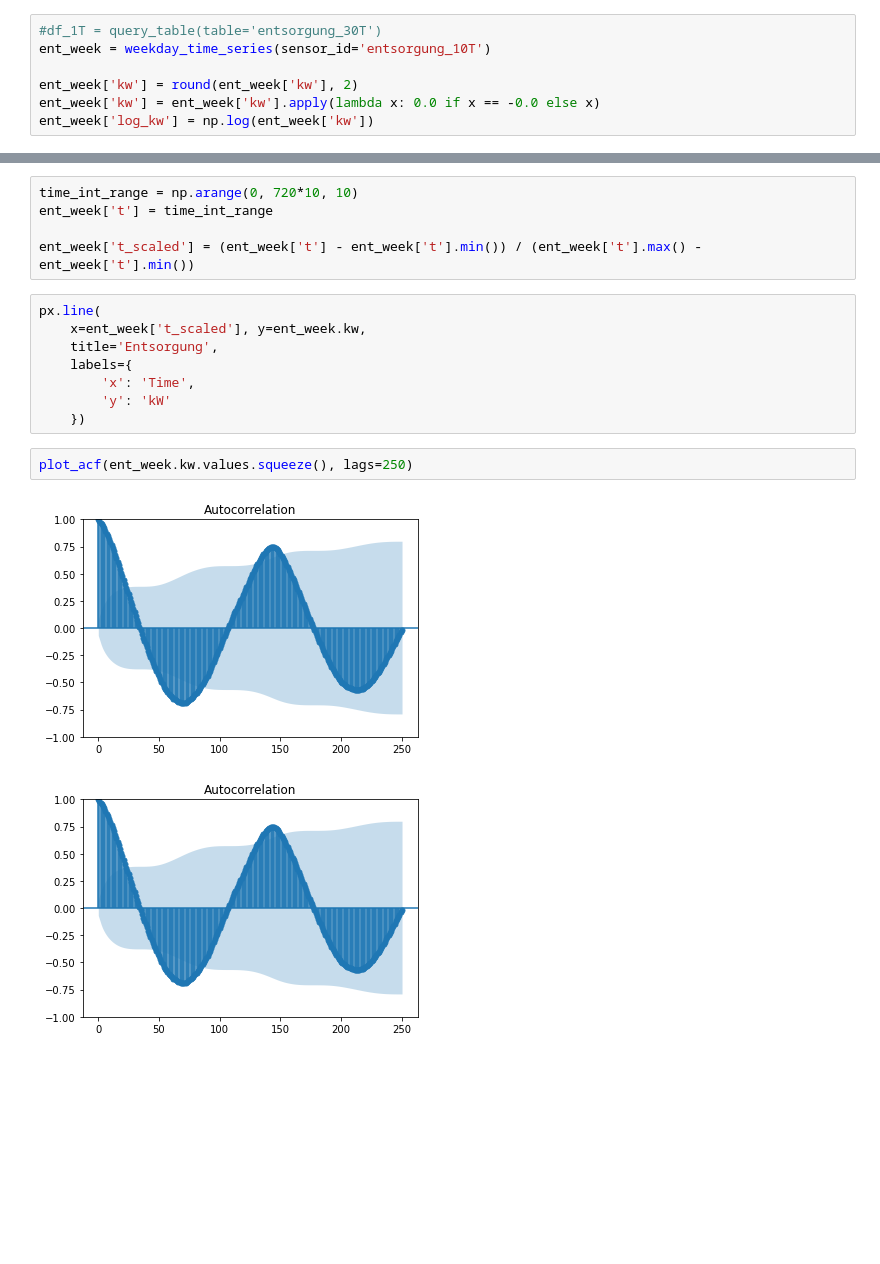
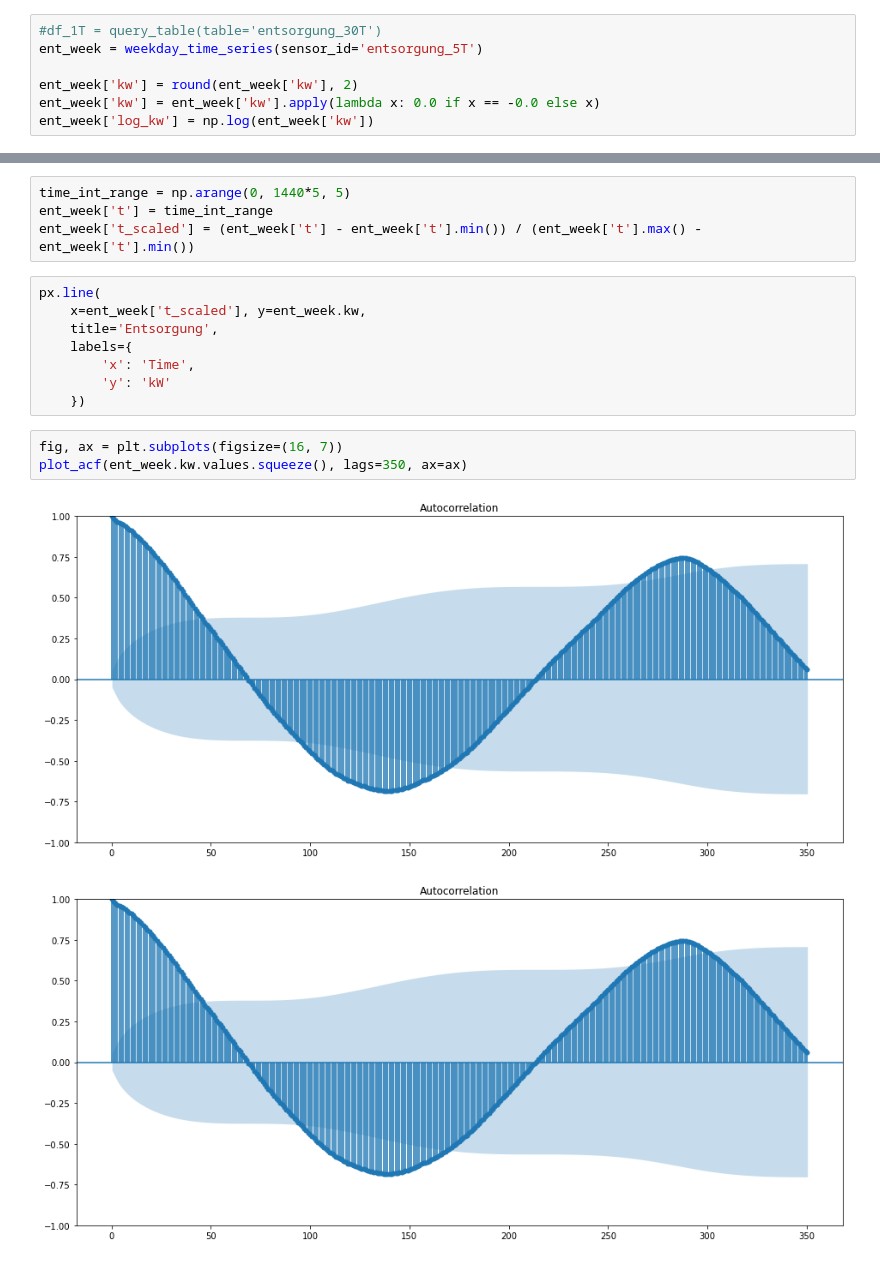
Before and after one commit to GStechschulte/energy-efficiency, a Jupyter notebook: EDA/gassmann_load_profiles/entsorgung.ipynb, the cells around one changed output, grey strips where cells are left out. Saved outputs shown, nothing was run; the diff lists cells and outputs as text; blank space fills up the shorter version.

```diff
--- a/EDA/gassmann_load_profiles/entsorgung.ipynb
+++ b/EDA/gassmann_load_profiles/entsorgung.ipynb
@@ -11,7 +11,7 @@ import plotly.express as px
 from statsmodels.graphics.tsaplots import plot_acf
 # %%
 #df_1T = query_table(table='entsorgung_30T')
-ent_week = weekday_time_series(sensor_id='entsorgung_10T')
+ent_week = weekday_time_series(sensor_id='entsorgung_5T')
 
 ent_week['kw'] = round(ent_week['kw'], 2)
 ent_week['kw'] = ent_week['kw'].apply(lambda x: 0.0 if x == -0.0 else x)
@@ -31,7 +31,6 @@ ent_week.shape
 # %%
-time_int_range = np.arange(0, 720*10, 10)
+time_int_range = np.arange(0, 1440*5, 5)
 ent_week['t'] = time_int_range
-
 ent_week['t_scaled'] = (ent_week['t'] - ent_week['t'].min()) / (ent_week['t'].max() - ent_week['t'].min())
 # %%
 px.line(
@@ -41,8 +40,9 @@ px.line(
         'x': 'Time',
         'y': 'kW'
     })
-# %%
-plot_acf(ent_week.kw.values.squeeze(), lags=250)
-# %% [output]
-[figure, removed]
-[figure, removed]
+# %%
+fig, ax = plt.subplots(figsize=(16, 7))
+plot_acf(ent_week.kw.values.squeeze(), lags=350, ax=ax)
+# %% [output]
+[figure, added]
+[figure, added]
```
Also changed, not shown: parts of 3 cells of this notebook, 16 other files.
